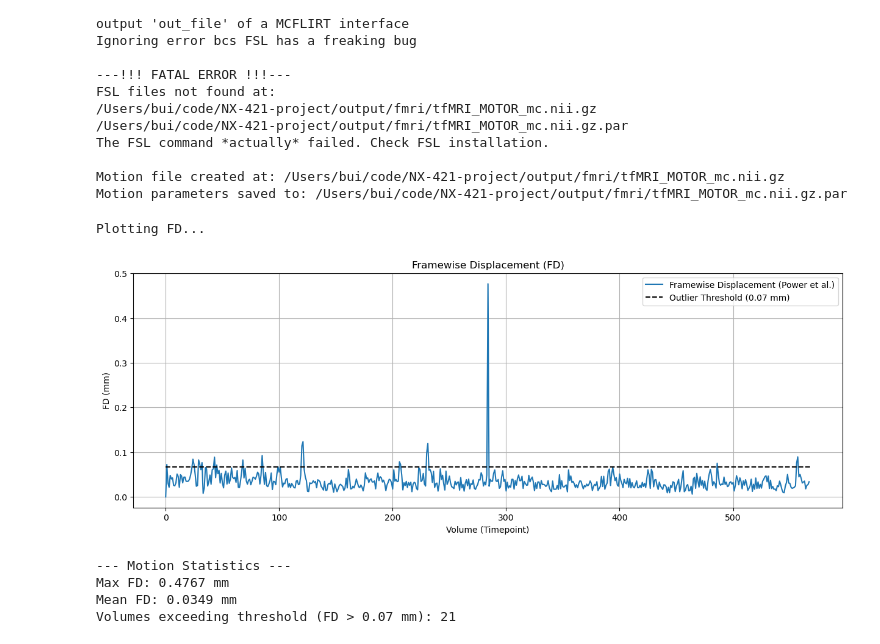
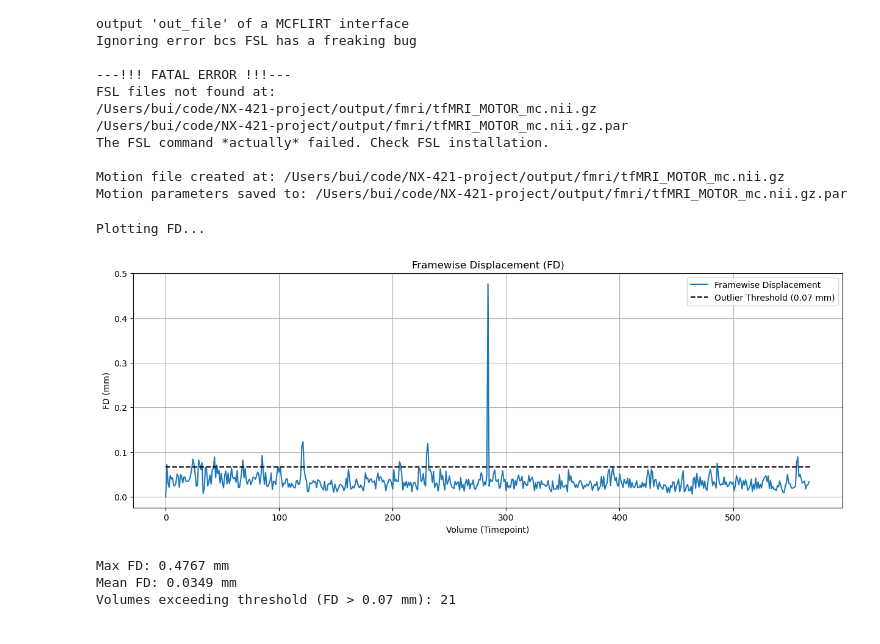
Before and after one commit to spbui00/NX-421-project, a Jupyter notebook: main.ipynb, the cells around one changed output. Saved outputs shown, nothing was run; the diff lists cells and outputs as text; code cells hidden in the pictures.

```diff
--- a/main.ipynb
+++ b/main.ipynb
@@ -352,37 +352,35 @@ def compute_FD_power(mot_params_df):
     return fd.to_numpy()
 
 mot_params_df = pd.read_csv(param_file, sep='  ', header=None,
                             names=['Rotation x', 'Rotation y', 'Rotation z',
                                    'Translation x', 'Translation y', 'Translation z'])
 
 fd = compute_FD_power(mot_params_df)
 fd = np.insert(fd, 0, 0)
 
 print("Plotting FD...")
 
 # Calculate the outlier threshold (IQR method)
 q75, q25 = np.quantile(fd, [0.75, 0.25])
 iqr = q75 - q25
 threshold = q75 + 1.5 * iqr
 
 plt.figure(figsize=(15, 5))
-plt.plot(fd, label='Framewise Displacement (Power et al.)')
+plt.plot(fd, label='Framewise Displacement')
 plt.hlines(threshold, 0, len(fd), colors='black', linestyles='dashed', label=f'Outlier Threshold ({threshold:.2f} mm)')
 plt.title('Framewise Displacement (FD)')
 plt.xlabel('Volume (Timepoint)')
 plt.ylabel('FD (mm)')
 plt.legend()
 plt.grid(True)
 plt.show()
 
-print(f"\n--- Motion Statistics ---")
 print(f"Max FD: {np.max(fd):.4f} mm")
 print(f"Mean FD: {np.mean(fd):.4f} mm")
 print(f"Volumes exceeding threshold (FD > {threshold:.2f} mm): {np.sum(fd > threshold)}")
 # %% [output]
 Plotting FD...
-[figure, old version]
+[figure, new version]
---- Motion Statistics ---
 Max FD: 0.4767 mm
 Mean FD: 0.0349 mm
 Volumes exceeding threshold (FD > 0.07 mm): 21
```
Also changed, not shown: 1 other file.
